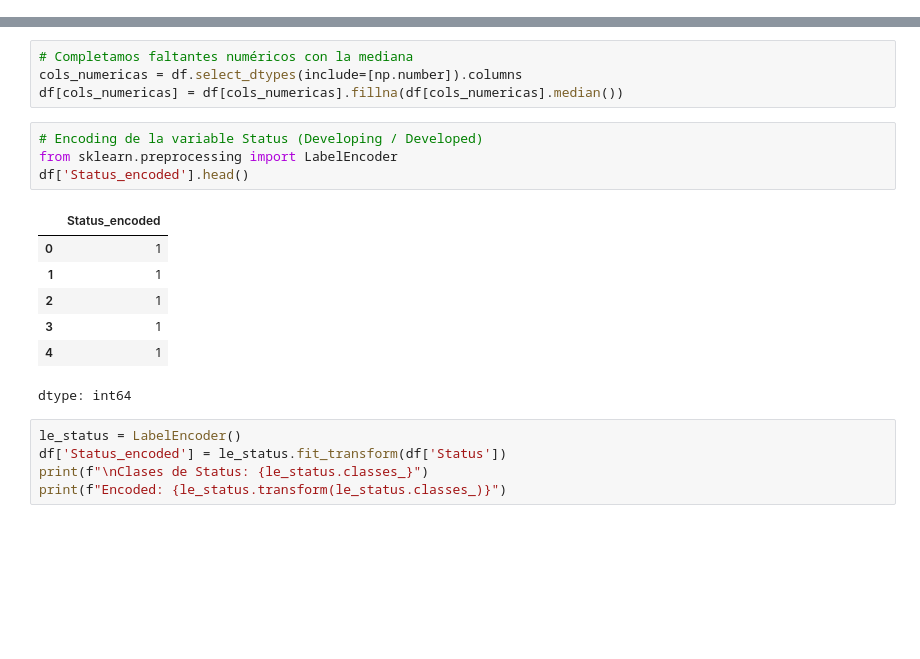
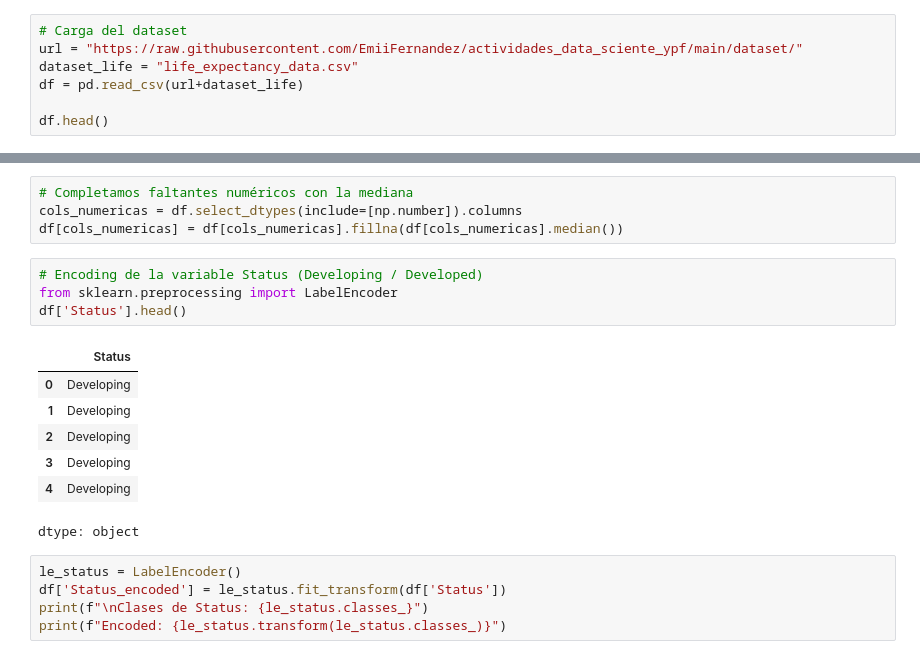
Before and after one commit to EmiiFernandez/actividades_data_sciente_ypf, a Jupyter notebook: notebook/C12_Notebook-16.ipynb, the cells around one changed output, grey strips where cells are left out. Saved outputs shown, nothing was run; the diff lists cells and outputs as text; blank space fills up the shorter version.

```diff
--- a/notebook/C12_Notebook-16.ipynb
+++ b/notebook/C12_Notebook-16.ipynb
@@ -36,0 +31,7 @@ except FileNotFoundError:
+# %%
+# Carga del dataset
+url = "https://raw.githubusercontent.com/EmiiFernandez/actividades_data_sciente_ypf/main/dataset/"
+dataset_life = "life_expectancy_data.csv"
+df = pd.read_csv(url+dataset_life)
+
+df.head()
@@ -89,15 +98,15 @@ df[cols_numericas] = df[cols_numericas].fillna(df[cols_numericas].median())
 # %%
 # Encoding de la variable Status (Developing / Developed)
 from sklearn.preprocessing import LabelEncoder
-df['Status_encoded'].head()
+df['Status'].head()
 # %% [output]
-|  | Status_encoded |
-| 0 | 1 |
-| 1 | 1 |
-| 2 | 1 |
-| 3 | 1 |
-| 4 | 1 |
+|  | Status |
+| 0 | Developing |
+| 1 | Developing |
+| 2 | Developing |
+| 3 | Developing |
+| 4 | Developing |
-dtype: int64
+dtype: object
 # %%
 le_status = LabelEncoder()
 df['Status_encoded'] = le_status.fit_transform(df['Status'])
```
Also changed, not shown: parts of 16 cells of this notebook.
